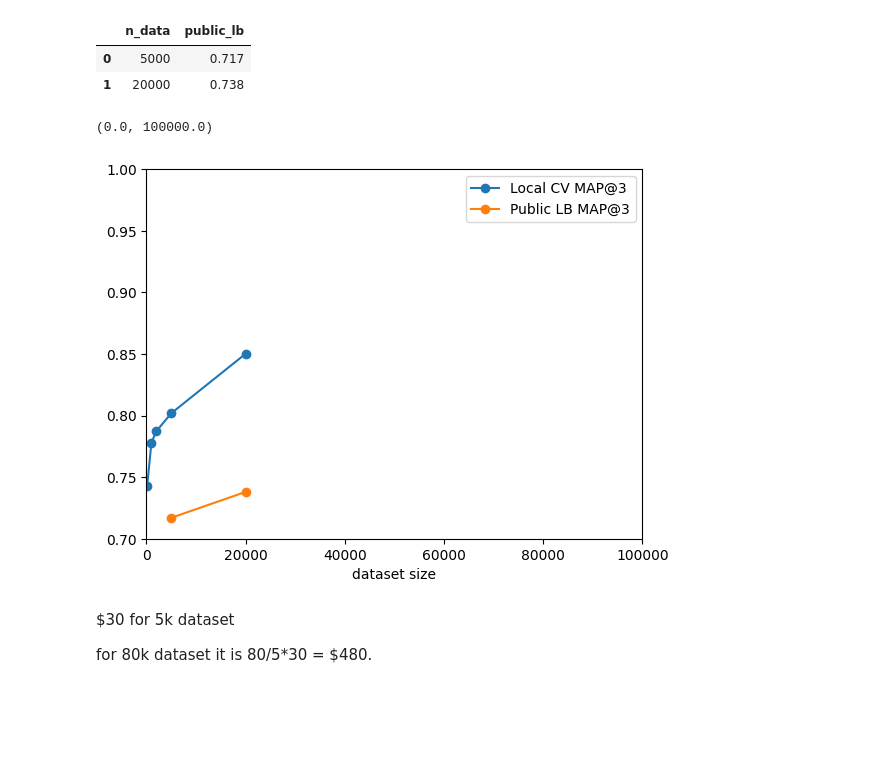
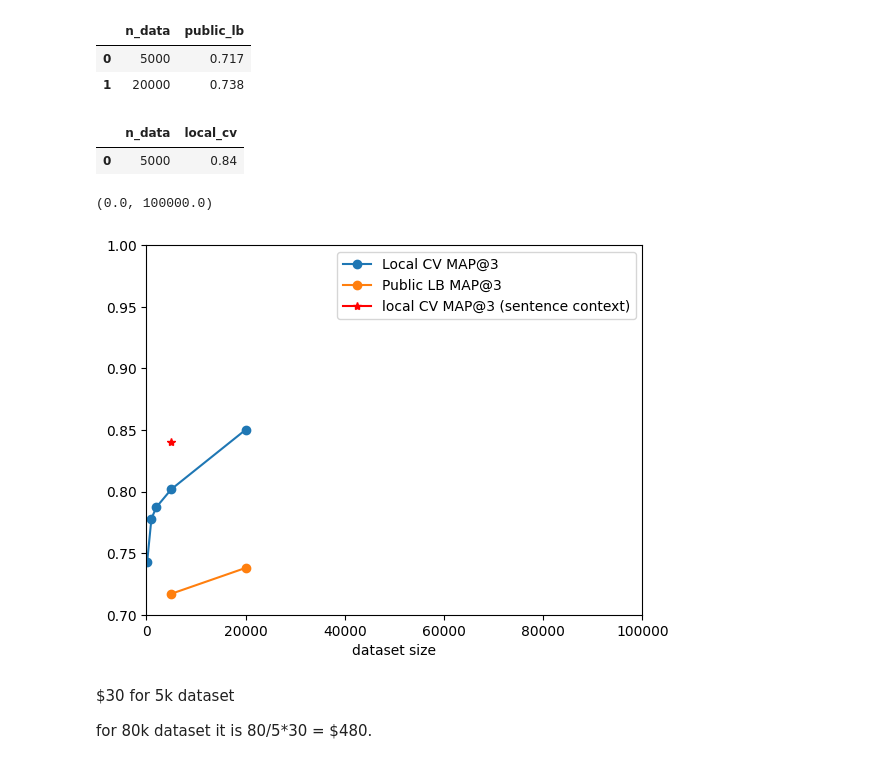
Before and after one commit to viktorcikojevic/kaggle-llm, a Jupyter notebook: work_dirs/deberta-wiki-sci-map-vs-dataset-size/analyze-local-cv/analyze.ipynb, the cells around one changed output. Saved outputs shown, nothing was run; the diff lists cells and outputs as text; code cells hidden in the pictures; blank space fills up the shorter version.

Commit message:
submitted wiki-sci-1 with context

```diff
--- a/work_dirs/deberta-wiki-sci-map-vs-dataset-size/analyze-local-cv/analyze.ipynb
+++ b/work_dirs/deberta-wiki-sci-map-vs-dataset-size/analyze-local-cv/analyze.ipynb
@@ -75,34 +75,46 @@ df_sub
 |  | n_data | public_lb |
 | 0 | 5000 | 0.717 |
 | 1 | 20000 | 0.738 |
+# %%
+df_sentence_context = pd.DataFrame({
+    'n_data': [5000],
+    'local_cv': [0.84],
+})
+df_sentence_context
+# %% [output]
+|  | n_data | local_cv |
+| 0 | 5000 | 0.84 |
 # %%
 
 # plot df
 import matplotlib.pyplot as plt
 
 # # df["50000"] = 0.9
 # # df["80000"] = 0.95
 
 # convert index to int
 df.index = df.index.astype(int)
 
 # sort df by index
 df = df.sort_index()
 
 
 plt.plot(df.index.astype(int), df.values, marker='o', label="Local CV MAP@3")
 
 # plot df_sub
 plt.plot(df_sub["n_data"], df_sub["public_lb"], marker='o', label="Public LB MAP@3")
 
+
+plt.plot(df_sentence_context["n_data"], df_sentence_context["local_cv"], marker='*', label="local CV MAP@3 (sentence context)", color='red')
+
 plt.xlabel('dataset size')
 
 plt.legend()
 plt.ylim(0.7, 1)
 plt.xlim(0, 100_000)
 # %% [output]
 (0.0, 100000.0)
-[figure, old version]
+[figure, new version]
 # %% [markdown]
 $30 for 5k dataset
 
```
Also changed, not shown: 7 other files.
